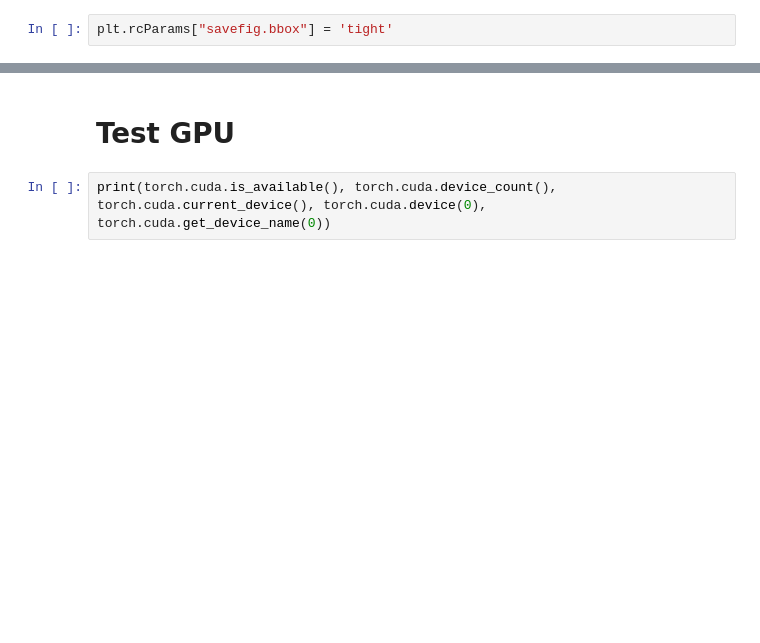
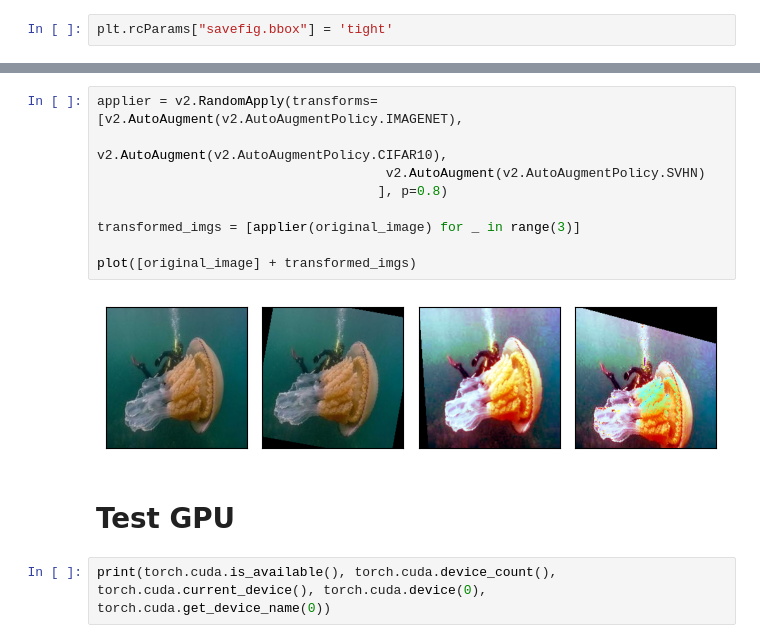
Before and after one commit to Raisler/JellyfishClassifier, a Jupyter notebook: train.ipynb, the cells around one changed output, grey strips where cells are left out. Cells and saved outputs as stored; diff of their text form; blank space fills up the shorter version.

```diff
--- a/train.ipynb
+++ b/train.ipynb
@@ -74,3 +61,14 @@ plot([original_image] + transformed_imgs)
+# %%
+applier = v2.RandomApply(transforms=[v2.AutoAugment(v2.AutoAugmentPolicy.IMAGENET),
+                                    v2.AutoAugment(v2.AutoAugmentPolicy.CIFAR10),
+                                     v2.AutoAugment(v2.AutoAugmentPolicy.SVHN)
+                                    ], p=0.8)
+
+transformed_imgs = [applier(original_image) for _ in range(3)]
+
+plot([original_image] + transformed_imgs)
+# %% [output]
+[figure, added]
 # %% [markdown]
 # Test GPU
 # %%
```
Also changed, not shown: parts of 15 cells of this notebook, 1 other file.
